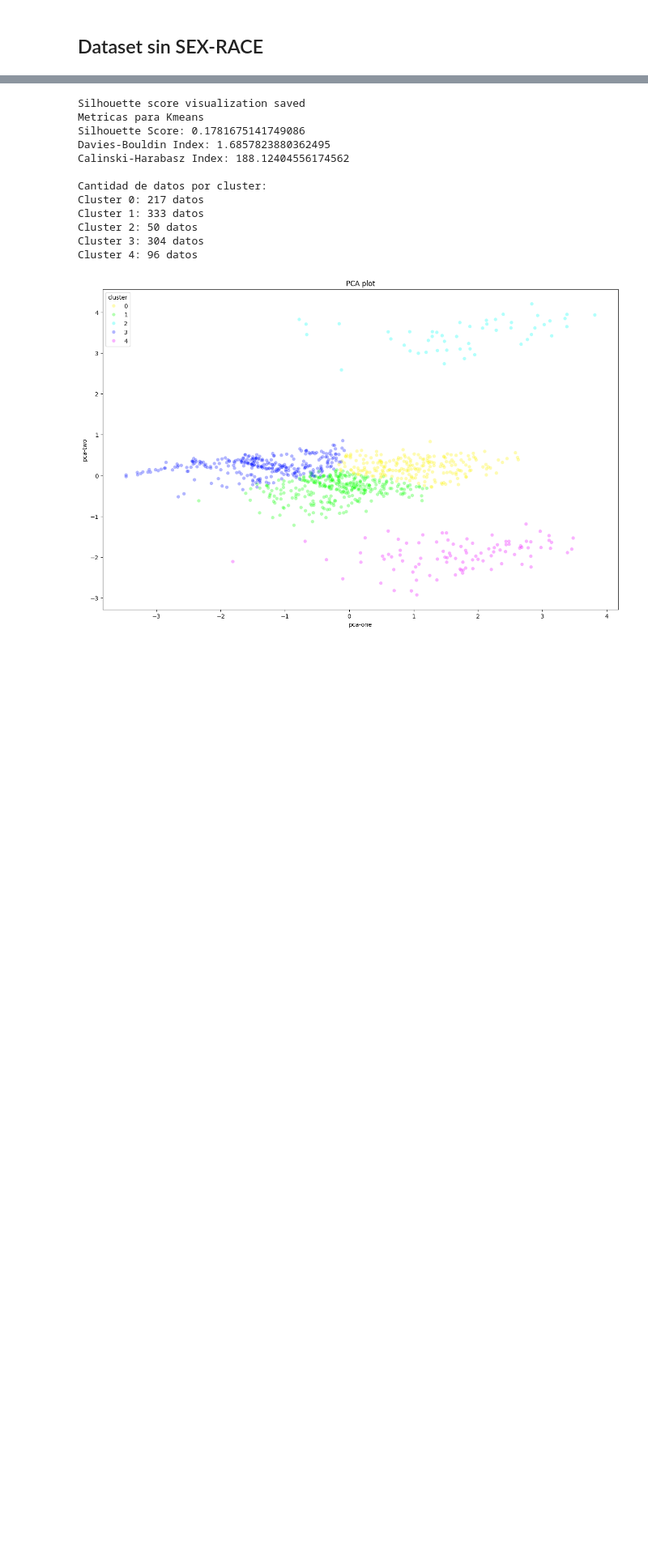
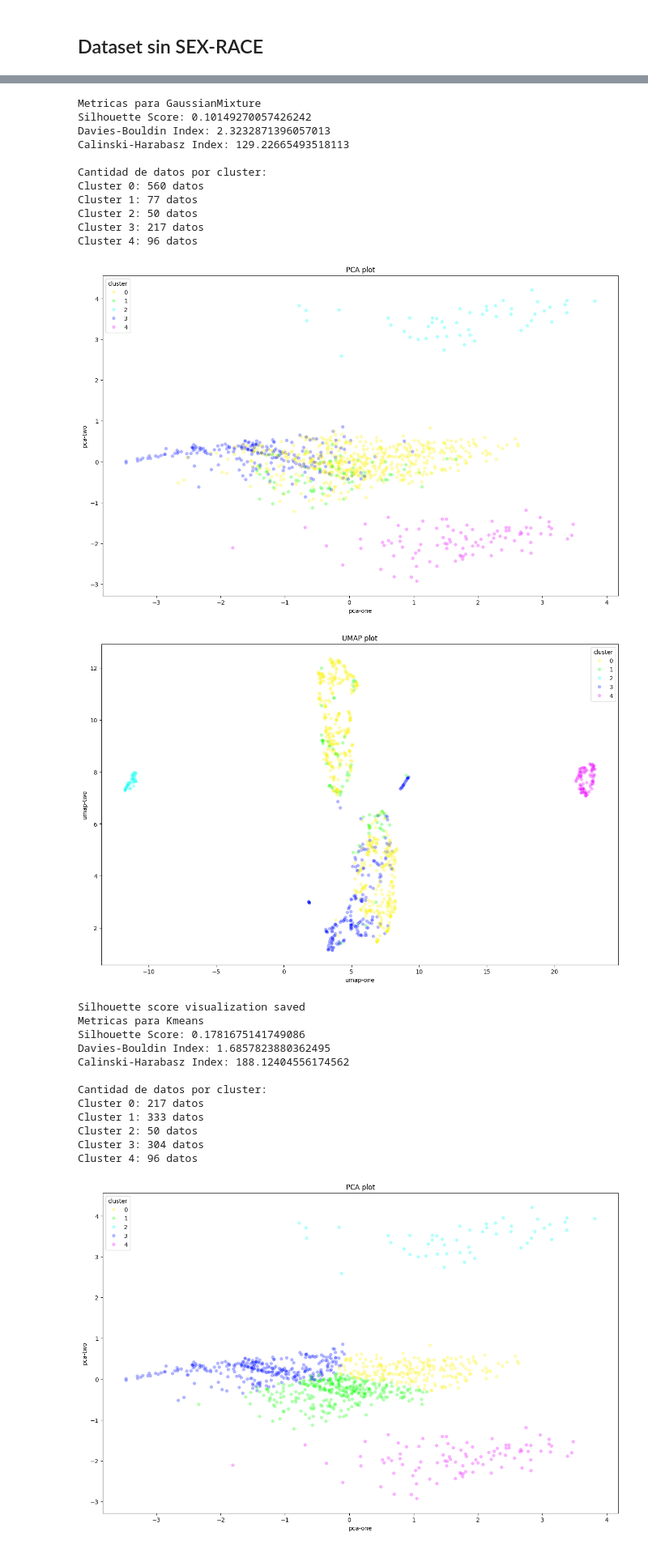
Before and after one commit to BnjmnNicholas/Proyecto_mineria_cc5205, a Jupyter notebook: clusteting.ipynb, the cells around one changed output, grey strips where cells are left out. Shown at 81% size. Saved outputs shown, nothing was run; the diff lists cells and outputs as text; code cells hidden in the pictures; blank space fills up the shorter version.

```diff
--- a/clusteting.ipynb
+++ b/clusteting.ipynb
@@ -241 +273,28 @@ df_reduced_scaled = preprocess(df = df_reduced,
+# %%
+# Valor optimo segun grafico
+k_optimo = 5
+
+# clustering
+df_reduced_clustered, df_reduced_scaled_clustered = get_clusters(df_reduced, df_reduced_scaled, model, k_optimo)
+
+# metricas
+get_metrics(df_reduced_scaled_clustered, model)
+
+# visualizaciones
+plot_PCA(df_reduced_scaled_clustered, output_path + '/pca')
+plot_UMAP(df_reduced_scaled_clustered, output_path + '/umap')
+# %% [output]
+Metricas para GaussianMixture
+Silhouette Score: 0.10149270057426242
+Davies-Bouldin Index: 2.3232871396057013
+Calinski-Harabasz Index: 129.22665493518113
+
+Cantidad de datos por cluster:
+Cluster 0: 560 datos
+Cluster 1: 77 datos
+Cluster 2: 50 datos
+Cluster 3: 217 datos
+Cluster 4: 96 datos
+[figure, added]
+[figure, added]
 # %%
```
Also changed, not shown: parts of 7 cells of this notebook, 1 other file.
